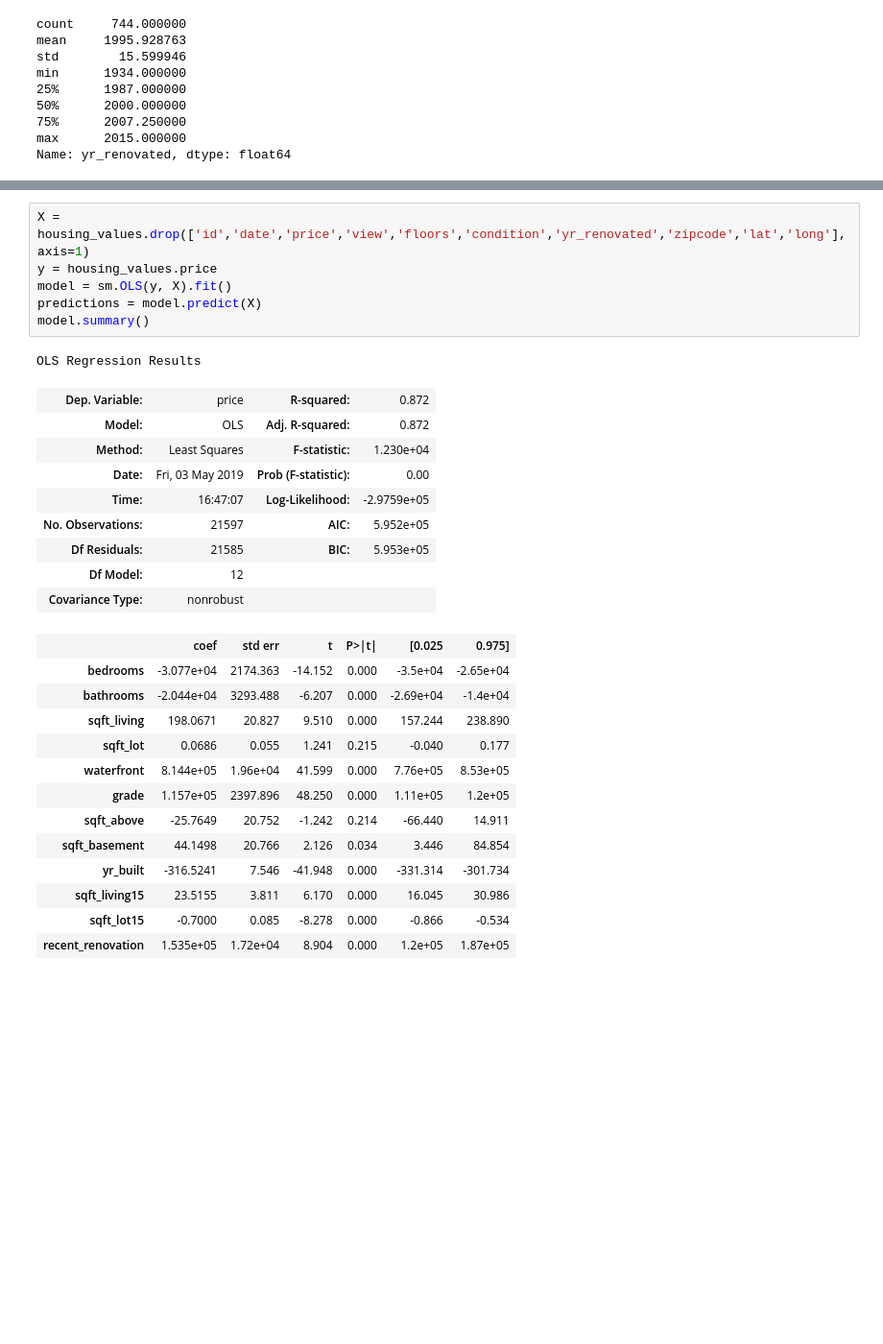
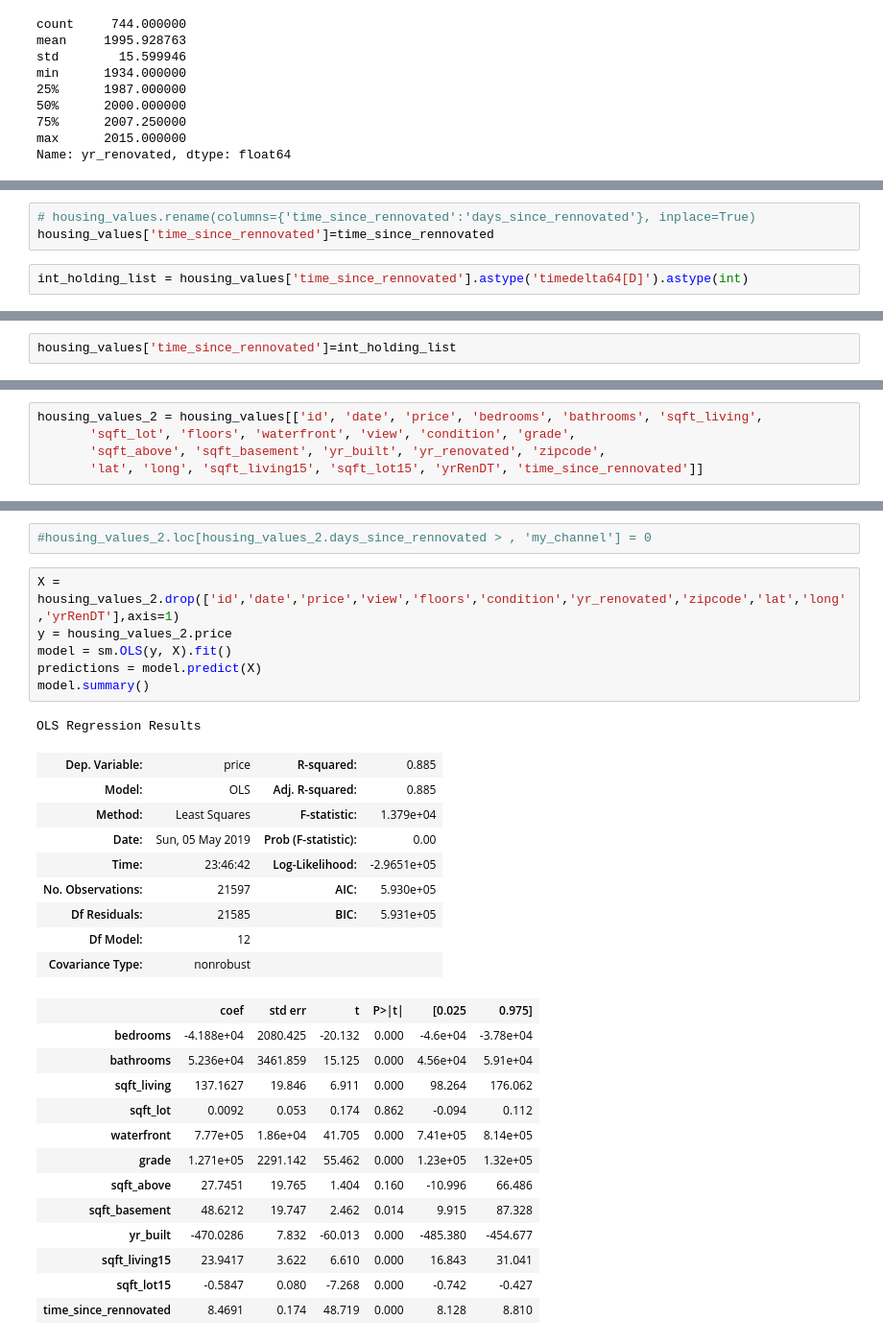
Before and after one commit to JoeDown/King-County-Linear-Regression-Price-Prediction, a Jupyter notebook: Joe-Scratch-Work.ipynb, the cells around one changed output, grey strips where cells are left out. Shown at 96% size. Cells and saved outputs as stored; diff of their text form; blank space fills up the shorter version.

```diff
--- a/Joe-Scratch-Work.ipynb
+++ b/Joe-Scratch-Work.ipynb
@@ -368,0 +508,5 @@ for index, house in enumerate(housing_values['yr_renovated']):
+# %%
+# housing_values.rename(columns={'time_since_rennovated':'days_since_rennovated'}, inplace=True)
+housing_values['time_since_rennovated']=time_since_rennovated
+# %%
+int_holding_list = housing_values['time_since_rennovated'].astype('timedelta64[D]').astype(int)
@@ -368,0 +517,2 @@ for index, house in enumerate(housing_values['yr_renovated']):
+# %%
+housing_values['time_since_rennovated']=int_holding_list
@@ -368,0 +536,5 @@ for index, house in enumerate(housing_values['yr_renovated']):
+# %%
+housing_values_2 = housing_values[['id', 'date', 'price', 'bedrooms', 'bathrooms', 'sqft_living',
+       'sqft_lot', 'floors', 'waterfront', 'view', 'condition', 'grade',
+       'sqft_above', 'sqft_basement', 'yr_built', 'yr_renovated', 'zipcode',
+       'lat', 'long', 'sqft_living15', 'sqft_lot15', 'yrRenDT', 'time_since_rennovated']]
@@ -391,30 +599,32 @@ housing_values
+# %%
+#housing_values_2.loc[housing_values_2.days_since_rennovated > , 'my_channel'] = 0
 # %%
-X = housing_values.drop(['id','date','price','view','floors','condition','yr_renovated','zipcode','lat','long'],axis=1)
-y = housing_values.price
+X = housing_values_2.drop(['id','date','price','view','floors','condition','yr_renovated','zipcode','lat','long','yrRenDT'],axis=1)
+y = housing_values_2.price
 model = sm.OLS(y, X).fit()
 predictions = model.predict(X)
 model.summary()
 # %% [output]
 OLS Regression Results
-| Dep. Variable: | price | R-squared: | 0.872 |
-| Model: | OLS | Adj. R-squared: | 0.872 |
-| Method: | Least Squares | F-statistic: | 1.230e+04 |
-| Date: | Fri, 03 May 2019 | Prob (F-statistic): | 0.00 |
-| Time: | 16:47:07 | Log-Likelihood: | -2.9759e+05 |
-| No. Observations: | 21597 | AIC: | 5.952e+05 |
-| Df Residuals: | 21585 | BIC: | 5.953e+05 |
+| Dep. Variable: | price | R-squared: | 0.885 |
+| Model: | OLS | Adj. R-squared: | 0.885 |
+| Method: | Least Squares | F-statistic: | 1.379e+04 |
+| Date: | Sun, 05 May 2019 | Prob (F-statistic): | 0.00 |
+| Time: | 23:46:42 | Log-Likelihood: | -2.9651e+05 |
+| No. Observations: | 21597 | AIC: | 5.930e+05 |
+| Df Residuals: | 21585 | BIC: | 5.931e+05 |
 | Df Model: | 12 |  |  |
 | Covariance Type: | nonrobust |  |  |
 |  | coef | std err | t | P>|t| | [0.025 | 0.975] |
-| bedrooms | -3.077e+04 | 2174.363 | -14.152 | 0.000 | -3.5e+04 | -2.65e+04 |
-| bathrooms | -2.044e+04 | 3293.488 | -6.207 | 0.000 | -2.69e+04 | -1.4e+04 |
-| sqft_living | 198.0671 | 20.827 | 9.510 | 0.000 | 157.244 | 238.890 |
-| sqft_lot | 0.0686 | 0.055 | 1.241 | 0.215 | -0.040 | 0.177 |
-| waterfront | 8.144e+05 | 1.96e+04 | 41.599 | 0.000 | 7.76e+05 | 8.53e+05 |
-| grade | 1.157e+05 | 2397.896 | 48.250 | 0.000 | 1.11e+05 | 1.2e+05 |
-| sqft_above | -25.7649 | 20.752 | -1.242 | 0.214 | -66.440 | 14.911 |
-| sqft_basement | 44.1498 | 20.766 | 2.126 | 0.034 | 3.446 | 84.854 |
-| yr_built | -316.5241 | 7.546 | -41.948 | 0.000 | -331.314 | -301.734 |
-| sqft_living15 | 23.5155 | 3.811 | 6.170 | 0.000 | 16.045 | 30.986 |
-| sqft_lot15 | -0.7000 | 0.085 | -8.278 | 0.000 | -0.866 | -0.534 |
-| recent_renovation | 1.535e+05 | 1.72e+04 | 8.904 | 0.000 | 1.2e+05 | 1.87e+05 |
+| bedrooms | -4.188e+04 | 2080.425 | -20.132 | 0.000 | -4.6e+04 | -3.78e+04 |
+| bathrooms | 5.236e+04 | 3461.859 | 15.125 | 0.000 | 4.56e+04 | 5.91e+04 |
+| sqft_living | 137.1627 | 19.846 | 6.911 | 0.000 | 98.264 | 176.062 |
+| sqft_lot | 0.0092 | 0.053 | 0.174 | 0.862 | -0.094 | 0.112 |
+| waterfront | 7.77e+05 | 1.86e+04 | 41.705 | 0.000 | 7.41e+05 | 8.14e+05 |
+| grade | 1.271e+05 | 2291.142 | 55.462 | 0.000 | 1.23e+05 | 1.32e+05 |
+| sqft_above | 27.7451 | 19.765 | 1.404 | 0.160 | -10.996 | 66.486 |
+| sqft_basement | 48.6212 | 19.747 | 2.462 | 0.014 | 9.915 | 87.328 |
+| yr_built | -470.0286 | 7.832 | -60.013 | 0.000 | -485.380 | -454.677 |
+| sqft_living15 | 23.9417 | 3.622 | 6.610 | 0.000 | 16.843 | 31.041 |
+| sqft_lot15 | -0.5847 | 0.080 | -7.268 | 0.000 | -0.742 | -0.427 |
+| time_since_rennovated | 8.4691 | 0.174 | 48.719 | 0.000 | 8.128 | 8.810 |
```
Also changed, not shown: parts of 51 cells of this notebook.
